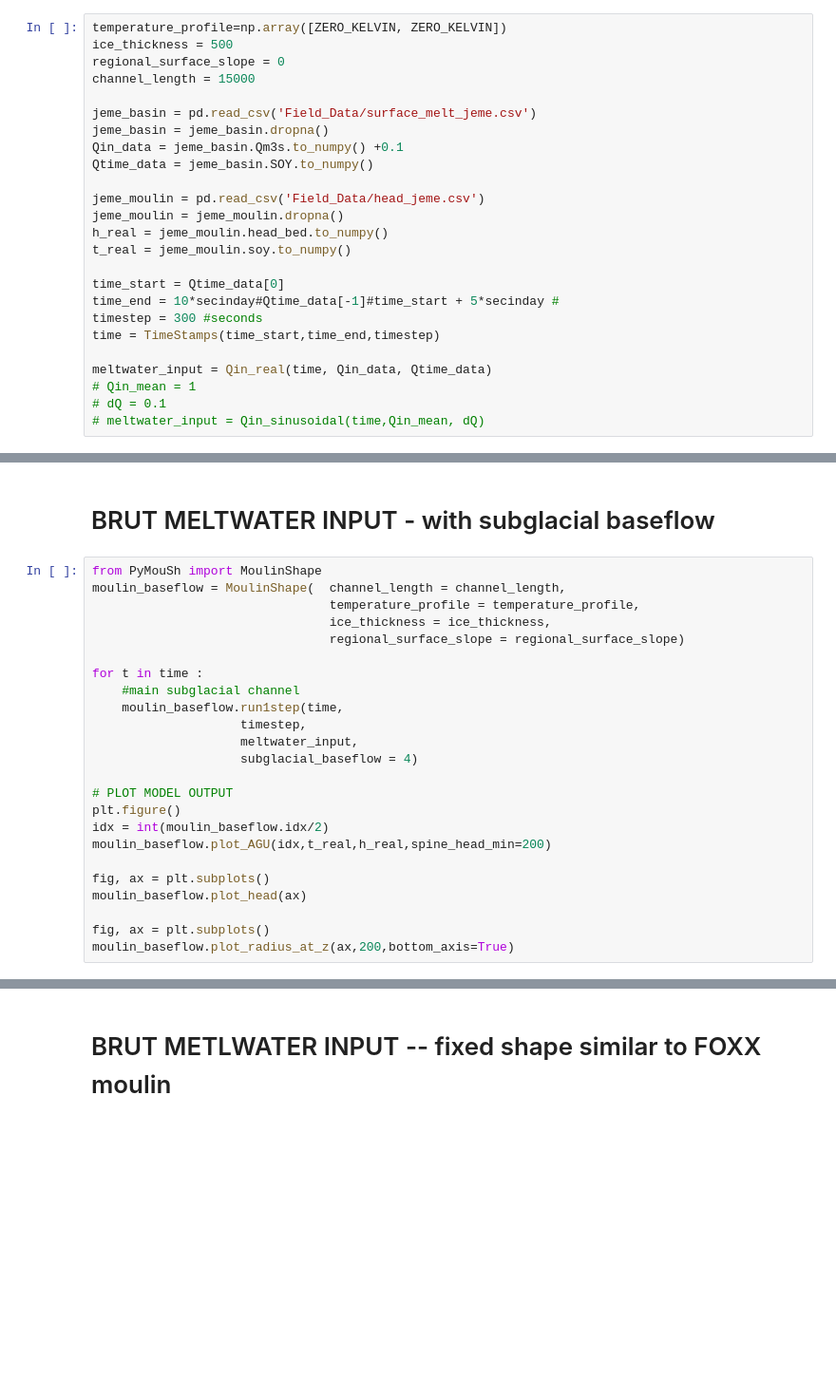
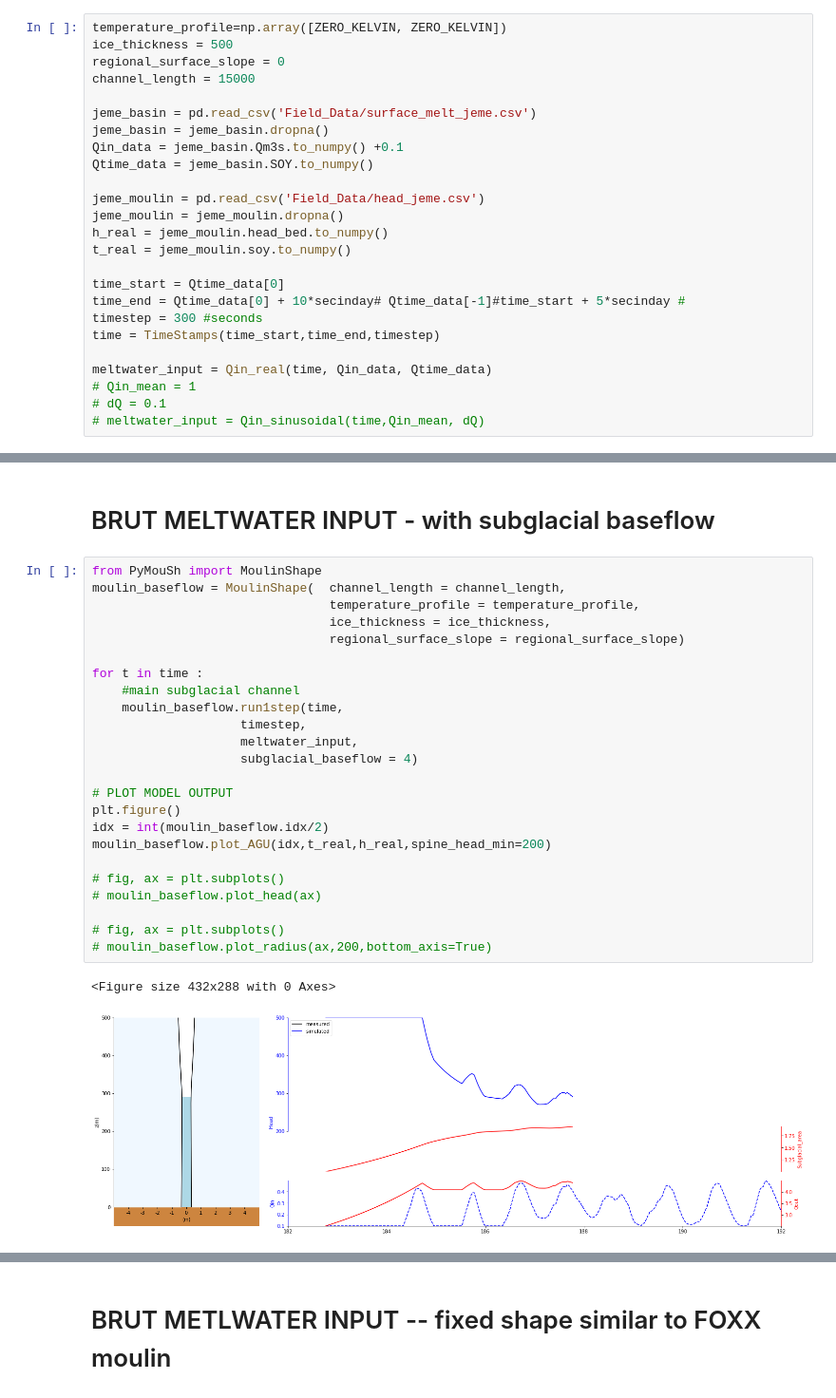
Before and after one commit to cctrunz/ModelRepo_pyMouShBaseflow_paper, a Jupyter notebook: Simulate_moulin_data.ipynb, the cells around one changed output, grey strips where cells are left out. Shown: that part at 95% size. Cells and saved outputs as stored; diff of their text form; blank space fills up the shorter version.

```diff
--- a/Simulate_moulin_data.ipynb
+++ b/Simulate_moulin_data.ipynb
@@ -23,7 +23,7 @@ h_real = jeme_moulin.head_bed.to_numpy()
 t_real = jeme_moulin.soy.to_numpy()
 
 time_start = Qtime_data[0]
-time_end = 10*secinday#Qtime_data[-1]#time_start + 5*secinday #
+time_end = Qtime_data[0] + 10*secinday# Qtime_data[-1]#time_start + 5*secinday #
 timestep = 300 #seconds
 time = TimeStamps(time_start,time_end,timestep)
 
@@ -74,24 +76,27 @@ moulin_headL.plot_AGU(idx,t_real,h_real,spine_head_min=200)
 # %%
 from PyMouSh import MoulinShape
 moulin_baseflow = MoulinShape(  channel_length = channel_length,
                                 temperature_profile = temperature_profile,
                                 ice_thickness = ice_thickness,
                                 regional_surface_slope = regional_surface_slope)
 
 for t in time :
     #main subglacial channel
     moulin_baseflow.run1step(time,
                     timestep,
                     meltwater_input,
                     subglacial_baseflow = 4)
 
 # PLOT MODEL OUTPUT
 plt.figure()
 idx = int(moulin_baseflow.idx/2)
 moulin_baseflow.plot_AGU(idx,t_real,h_real,spine_head_min=200)
 
-fig, ax = plt.subplots()
-moulin_baseflow.plot_head(ax)
+# fig, ax = plt.subplots()
+# moulin_baseflow.plot_head(ax)
 
-fig, ax = plt.subplots()
-moulin_baseflow.plot_radius_at_z(ax,200,bottom_axis=True)
+# fig, ax = plt.subplots()
+# moulin_baseflow.plot_radius(ax,200,bottom_axis=True)
+# %% [output]
+<Figure size 432x288 with 0 Axes>
+[figure, added]
```
Also changed, not shown: parts of 5 cells of this notebook, 2 other files.
